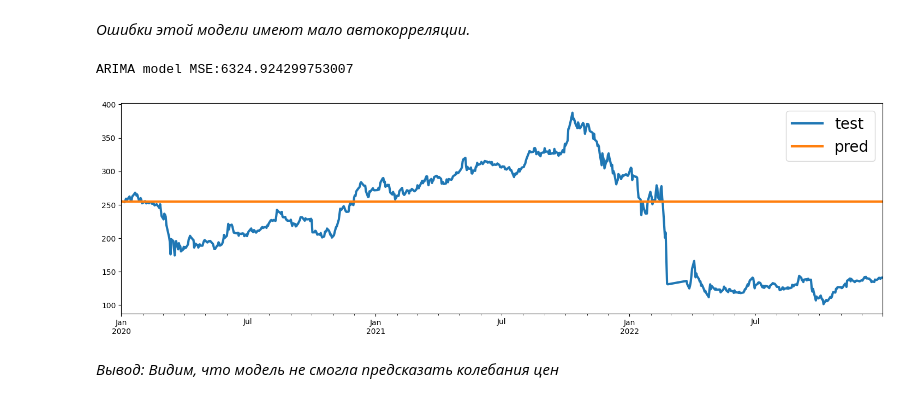
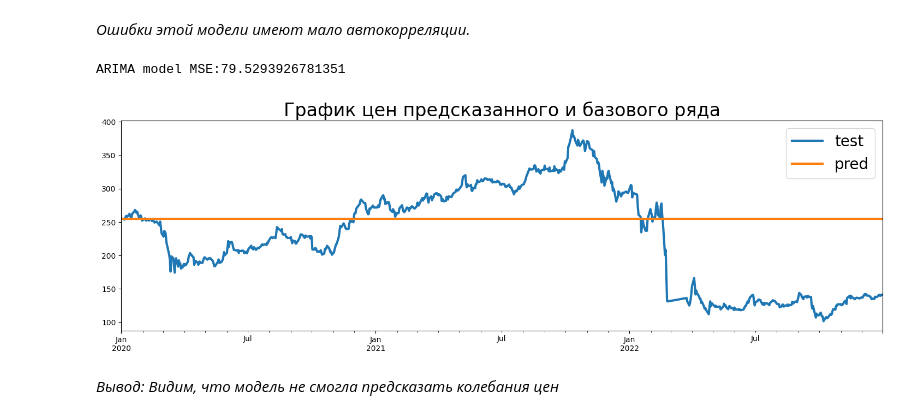
Before and after one commit to murattumov/final_project, a Jupyter notebook: final_project.ipynb, the cells around one changed output. Drawn from its saved outputs; the diff is of its cells as text; code cells hidden in the pictures.

```diff
--- a/final_project.ipynb
+++ b/final_project.ipynb
@@ -241,14 +255,16 @@ plot_acf_pacf(res)
 # %%
 from sklearn.metrics import mean_squared_error
 pred = arima_model_fit.predict(test_start, test_end)
-print('ARIMA model MSE:{}'.format(mean_squared_error(test_df['CLOSE'].values, pred)))
+print('ARIMA model MSE:{}'.format(mean_squared_error(test_df['CLOSE'].values, pred, squared=False)))
 # %% [output]
-ARIMA model MSE:6324.924299753007
+ARIMA model MSE:79.5293926781351
 # %%
 # График истинных и предсказанных значений
-pd.DataFrame({'test':test_df['CLOSE'].values,'pred':pred}).plot();plt.show()
+pd.DataFrame({'test':test_df['CLOSE'].values,'pred':pred}).plot();
+plt.title("График цен предсказанного и базового ряда")
+plt.show()
 # %% [output]
-[figure, old version]
+[figure, new version]
 # %% [markdown]
 *Вывод: Видим, что модель не смогла предсказать колебания цен*
 # %% [markdown]
```
Also changed, not shown: parts of 18 cells of this notebook.
